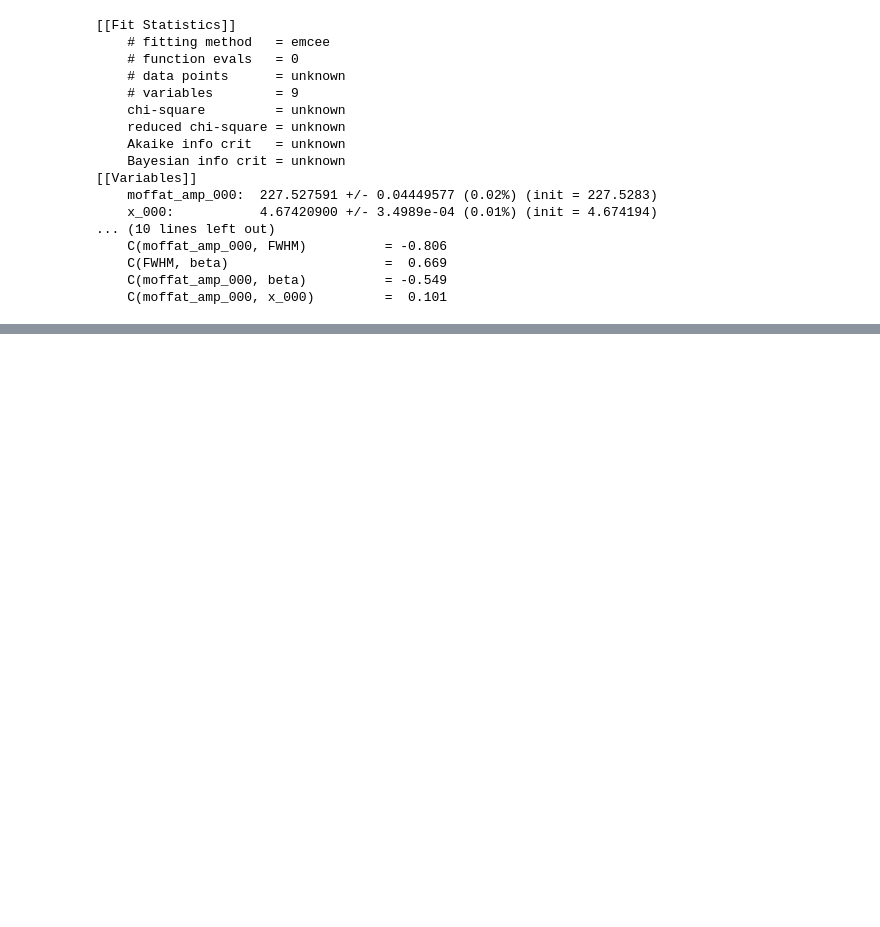
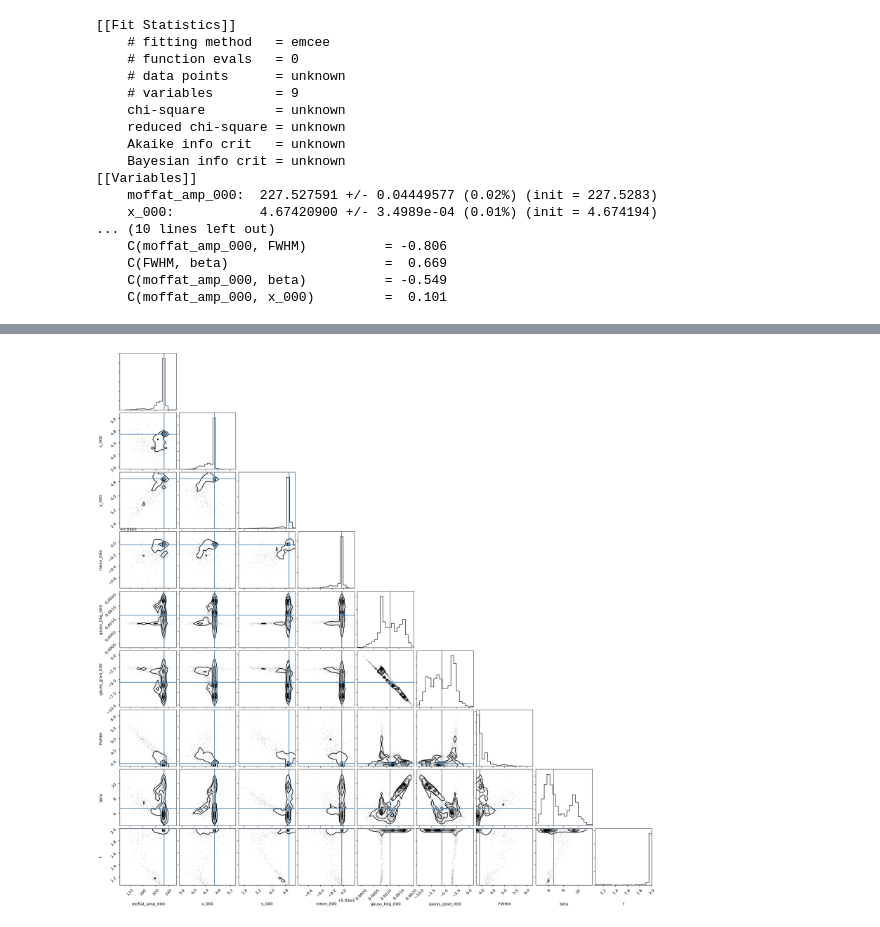
Before and after one commit to tspriggs/MUSE_PNe_fitting, a Jupyter notebook: 3D FCC255.ipynb, the cells around one changed output, grey strips where cells are left out. Drawn from its saved outputs; the diff is of its cells as text; code cells hidden in the pictures; blank space fills up the shorter version.

```diff
--- a/3D FCC255.ipynb
+++ b/3D FCC255.ipynb
@@ -967,7 +966,7 @@ def model_params(p, n, amp, mean):
     PSF_params.add("moffat_amp_{:03d}".format(n), value=amp, min=0.001)
     PSF_params.add("x_{:03d}".format(n), value=n_pixels/2., min=0.001, max=n_pixels)
     PSF_params.add("y_{:03d}".format(n), value=n_pixels/2., min=0.001, max=n_pixels)
-    PSF_params.add("mean_{:03d}".format(n), value=mean, min=5000., max=5080.)
+    PSF_params.add("mean_{:03d}".format(n), value=mean, min=mean-40., max=mean+40.)
     PSF_params.add("gauss_bkg_{:03d}".format(n), value=0.001)
     PSF_params.add("gauss_grad_{:03d}".format(n), value=0.001)
 
@@ -976,15 +975,14 @@ for i in np.arange(0,len(sel_PNe)):
 
 PSF_params.add('FWHM', value=4.0, min=0.01, max=12., vary=True)
 PSF_params.add("beta", value=4.0, min=0.01, max=12., vary=True)
-PSF_params.add("Gauss_FWHM", value=0.00001, min=0.0000001, max=3.0, vary=False) # LSF, instrumental resolution.
 
 def lnprob(p, data, error):
     noise = p["f"]
-    res = PSF_residuals(p, wavelength, x_fit, y_fit, data, error, PNe_df.loc[sel_PNe, "A/rN"].values)
+    res = PSF_residuals(p, wavelength, x_fit, y_fit, data, error)
     return -0.5 * np.sum((res / noise)**2 + np.log(2 * np.pi * noise**2))
 
 # add a noise parameter and run MCMC for each run from results_for_MCMC
-run_mini = minimize(PSF_residuals, PSF_params, args=(wavelength, x_fit, y_fit, selected_PNe, selected_PNe_err, [1]), nan_policy="propagate")
+run_mini = minimize(PSF_residuals, PSF_params, args=(wavelength, x_fit, y_fit, selected_PNe, selected_PNe_err), nan_policy="propagate")
 print("Initial fit complete.")
 #add noise parameter
 run_mini.params.add('f', value=1., min=0.001, max=2.)
@@ -993,7 +991,7 @@ mini_lnprob = Minimizer(lnprob, run_mini.params, fcn_args=(selected_PNe, selecte
 print("Minimizer ready.")
 # Run MCMC routine
 print("All aboard the MCMC train.")
-MCMC_results = mini_lnprob.emcee(nwalkers=400, burn=1000, steps=3000, thin=20, workers=6, is_weighted=True, params=run_mini.params)
+MCMC_results = mini_lnprob.emcee(nwalkers=50, burn=100, steps=1000, thin=20, is_weighted=True, params=run_mini.params) #workers=6,
 
 print("FWHM: " , MCMC_results.params["FWHM"].value, MCMC_results.params["FWHM"].stderr)
 print("Beta: " , MCMC_results.params["beta"].value, MCMC_results.params["beta"].stderr)
@@ -1024,3 +1022,6 @@ report_fit(MCMC_results)
     C(FWHM, beta)                    =  0.669
     C(moffat_amp_000, beta)          = -0.549
     C(moffat_amp_000, x_000)         =  0.101
+# %%
+a=corner.corner(MCMC_results.flatchain, labels=MCMC_results.var_names, truths=list(MCMC_results.params.valuesdict().values()))
+# %% [output]
@@ -1026,0 +1043 @@ report_fit(MCMC_results)
+[figure, added]
```
Also changed, not shown: parts of 3 cells of this notebook, 3 other files.
